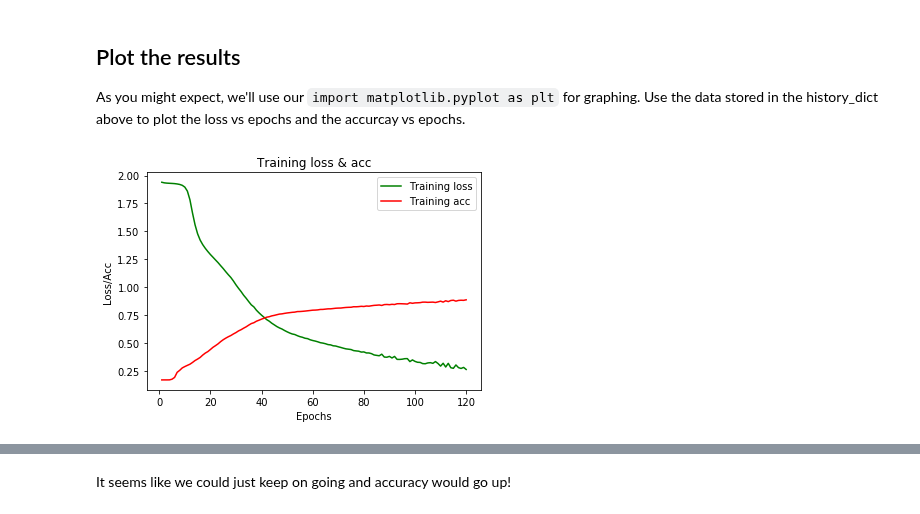
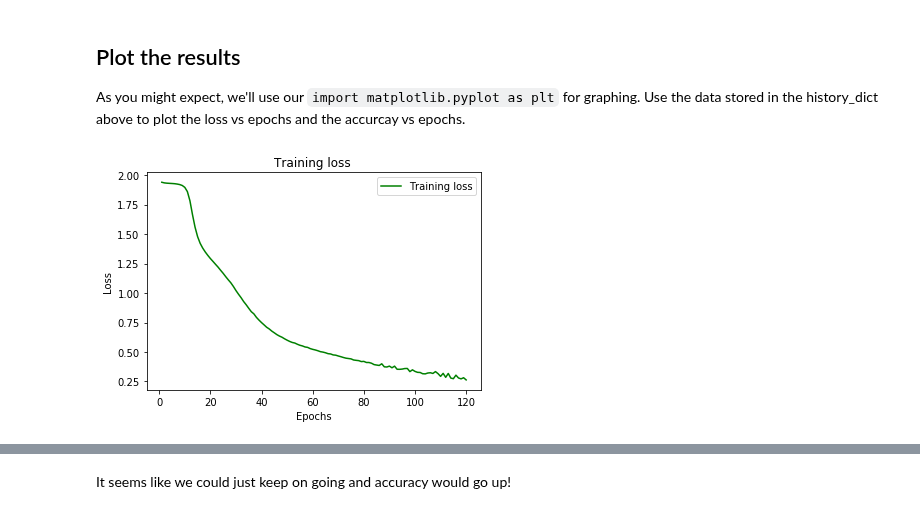
Before and after one commit to as6140/dsc-04-41-05-keras-lab-seattle-ds-career-040119, a Jupyter notebook: index.ipynb, the cells around one changed output, grey strips where cells are left out. Saved outputs shown, nothing was run; the diff lists cells and outputs as text; code cells hidden in the pictures.

```diff
--- a/index.ipynb
+++ b/index.ipynb
@@ -335,21 +335,21 @@
 # %%
 #Your code here; plot the loss vs the number of epoch
 import matplotlib.pyplot as plt
 
 loss_values = history_dict['loss']
 acc_values = history_dict['acc']
 
 
 epochs = range(1, len(loss_values) + 1)
 plt.plot(epochs, loss_values, 'g', label='Training loss')
-plt.plot(epochs, acc_values, 'r', label='Training acc')
 
-plt.title('Training loss & acc')
+
+plt.title('Training loss ')
 plt.xlabel('Epochs')
-plt.ylabel('Loss/Acc')
+plt.ylabel('Loss')
 plt.legend()
 plt.show()
 # %% [output]
-[figure, old version]
+[figure, new version]
 # %%
 #Your code here; plot the training accuracy vs the number of epochs
```
Also changed, not shown: parts of 1 cell of this notebook.
